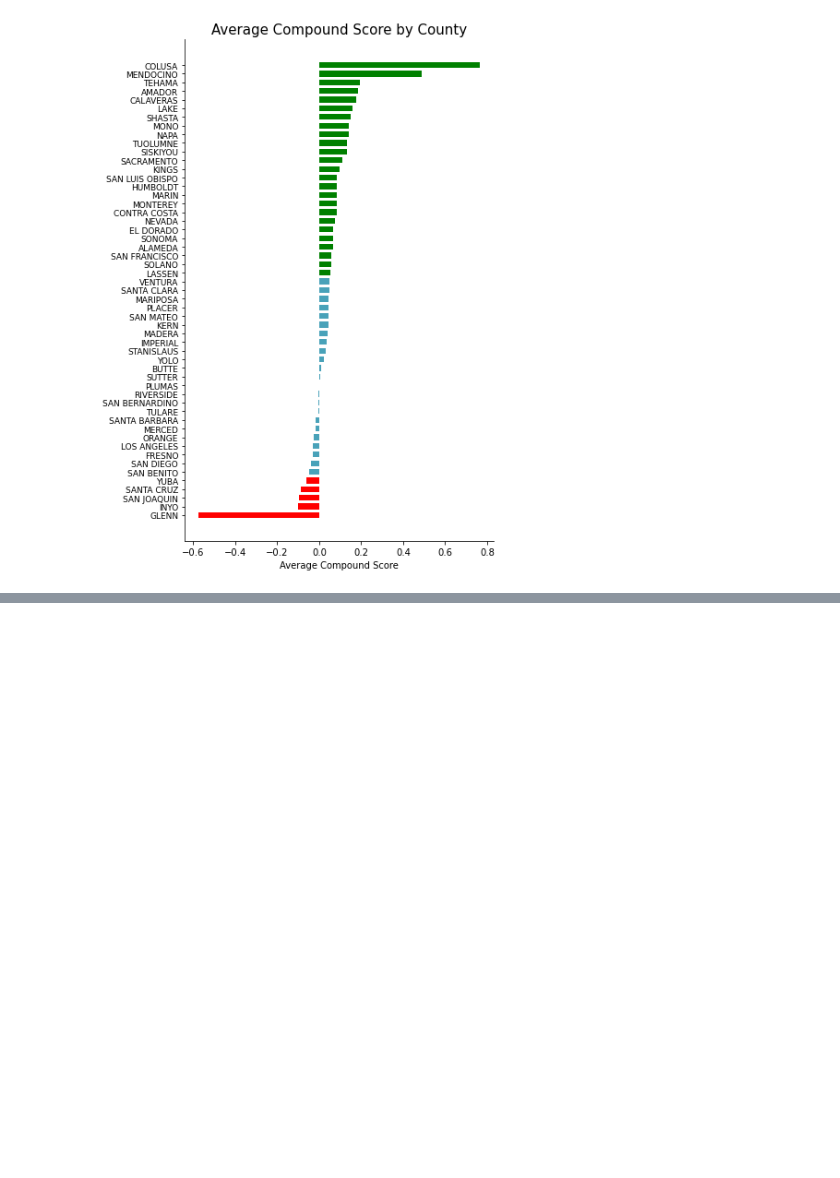
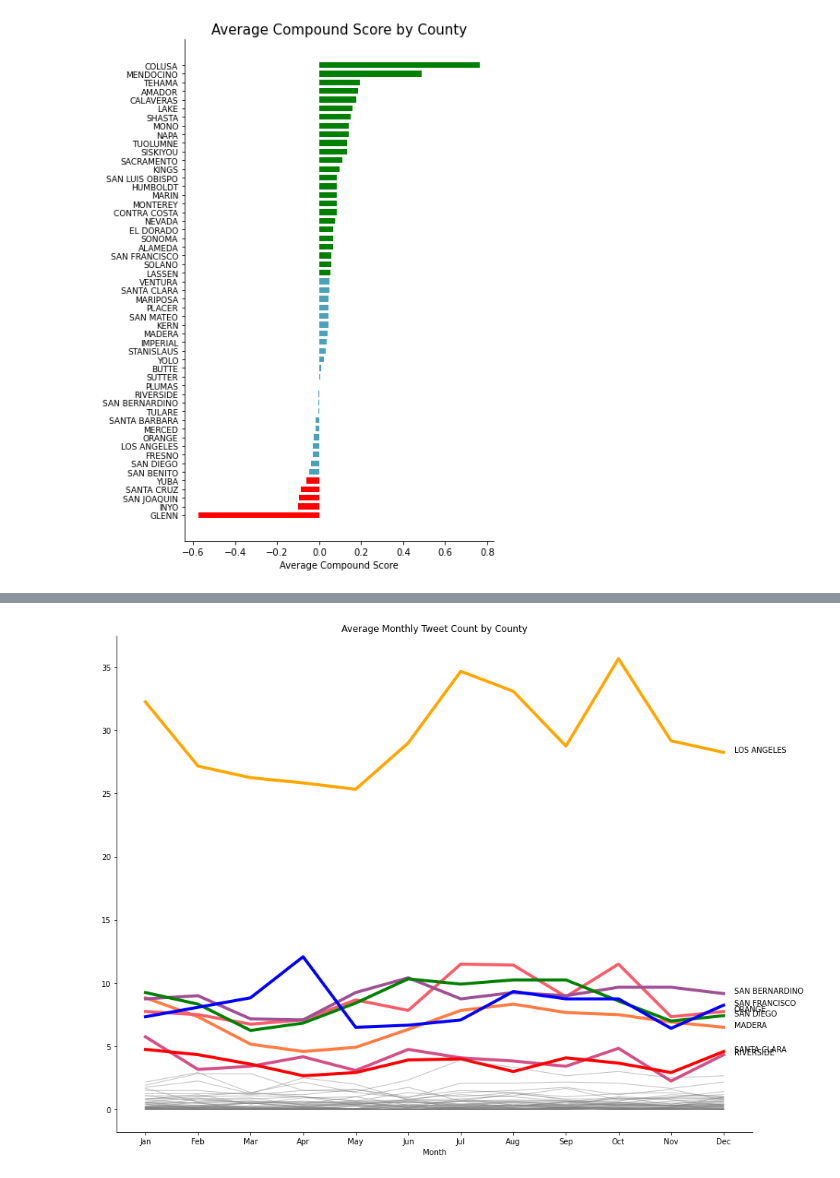
Before and after one commit to Isaac1o/CDFW, a Jupyter notebook: twitter/coyotes/geo_grid/notebooks/sentiment_analysis.ipynb, the cells around one changed output, grey strips where cells are left out. Cells and saved outputs as stored; diff of their text form; code cells hidden in the pictures; blank space fills up the shorter version.

```diff
--- a/twitter/coyotes/geo_grid/notebooks/sentiment_analysis.ipynb
+++ b/twitter/coyotes/geo_grid/notebooks/sentiment_analysis.ipynb
@@ -155,0 +197,3 @@ plt.show()
+# %%
+# Group data into county by month
+data['month'] = data['created_at'].dt.month
@@ -155,0 +209,4 @@ plt.show()
+# %%
+county_month = data.groupby(['county', 'month'])
+# %%
+avg_ct_by_county_month = county_month['grid_id'].count() / 12
@@ -155,0 +229,3 @@ plt.show()
+# %%
+avg_ct_by_county_month = avg_ct_by_county_month.unstack().fillna(0)
+avg_ct_by_county_month
@@ -155,0 +251,67 @@ plt.show()
+# %%
+# Plot average tweet count by county by month
+months_spelled = ['Jan', 'Feb', 'Mar', 'Apr', 'May', 'Jun', 'Jul', 'Aug', 'Sep', 'Oct', 'Nov', 'Dec']
+counties = avg_ct_by_county_month.index.values
+months = avg_ct_by_county_month.columns.values
+avg_tweet_counts = avg_ct_by_county_month.values
+color = [
+    '#ffa600',
+    '#ff7c43',
+    '#f95d6a',
+    '#d45087',
+    '#a05195',
+    'green',
+    'blue',
+    'red'
+]
+color_idx = 0
+
+fig, ax = plt.subplots(figsize=(15, 12))
+for i in range(len(counties)):
+    counts = avg_tweet_counts[i]
+    county = counties[i]
+    linewidth = 1
+    line_color = 'gray'
+    alpha=.5
+    if counts.mean() > 3:
+        ax.annotate(
+            text=f'{county}',
+            xy=(
+                12+0.5,
+                counts[-1]
+            ),
+            xytext=(
+                12+0.2,
+                counts[-1]
+            ),
+            annotation_clip=True,
+            rotation=0
+
+        )
+        linewidth = 4
+        line_color = color[color_idx]
+        color_idx += 1
+        alpha=1
+
+
+    ax.plot(
+        months,
+        counts,
+        label=county,
+        linewidth=linewidth,
+        color=line_color,
+        alpha=alpha
+    )
+    # print(avg_tweet_counts.mean())
+
+
+ax.set_title('Average Monthly Tweet Count by County')
+ax.set_xlabel('Month')
+ax.set_xticks(np.arange(1,13))
+ax.set_xticklabels(months_spelled)
+ax.spines['top'].set_visible(False)
+ax.spines['right'].set_visible(False)
+# plt.legend()
+plt.show()
+# %% [output]
+[figure, added]
```
Also changed, not shown: parts of 33 cells of this notebook, 7 other files.
